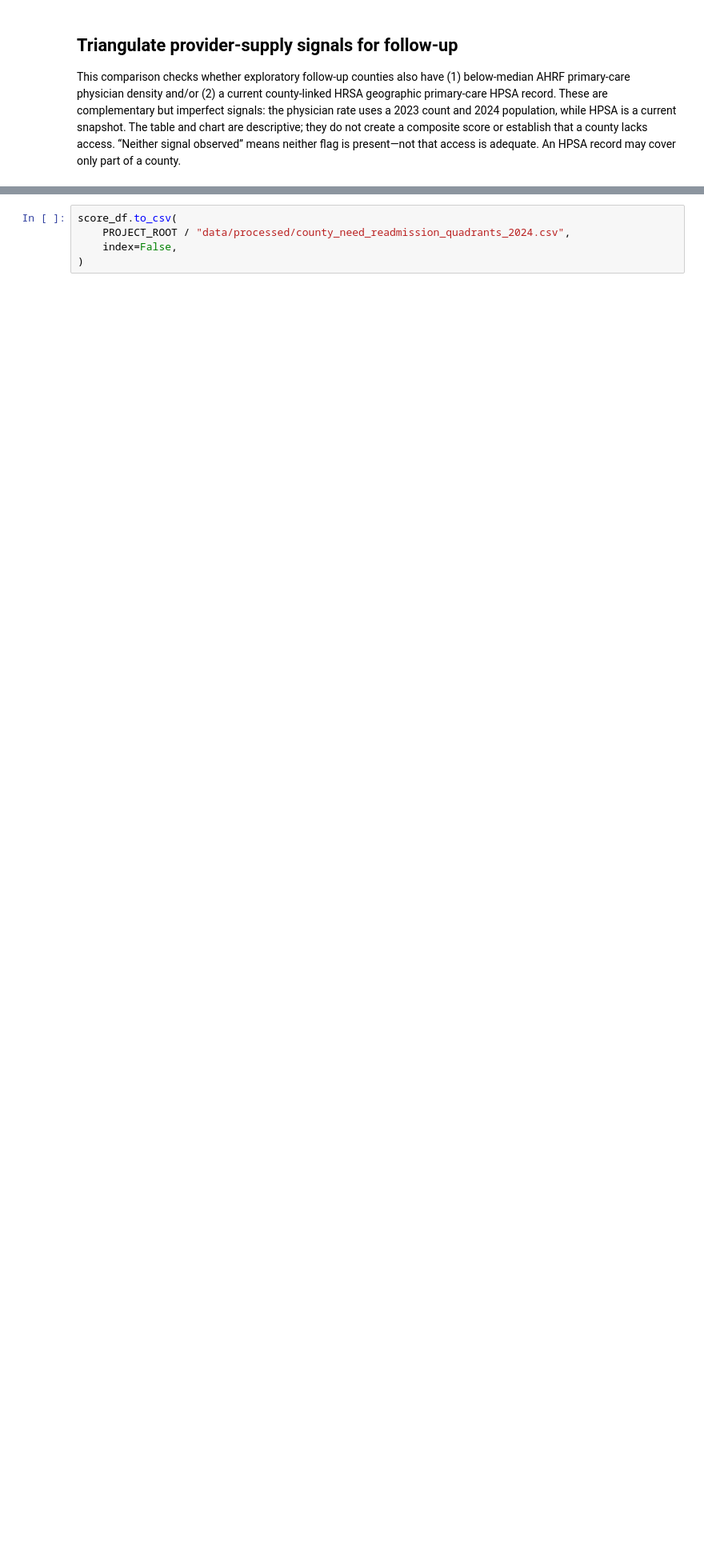
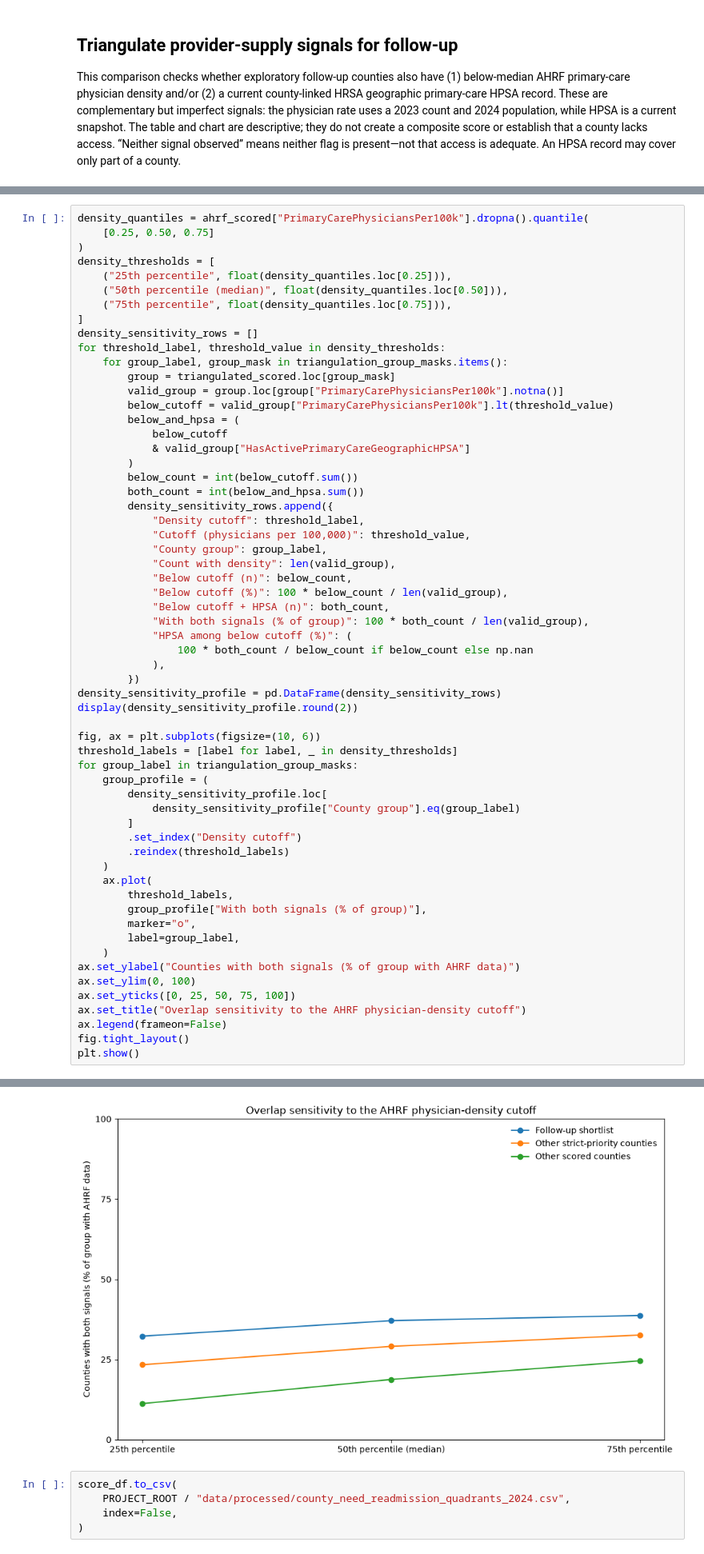
Before and after one commit to jho-code/Portfolio, a Jupyter notebook: projects/healthcare-access/notebooks/04_merge_analysis.ipynb, the cells around one changed output, grey strips where cells are left out. Shown at 80% size. Saved outputs shown, nothing was run; the diff lists cells and outputs as text; blank space fills up the shorter version.

Commit message:
Test provider density cutoff sensitivity
Co-authored-by: Copilot <223556219+Copilot@users.noreply.github.com>

```diff
--- a/projects/healthcare-access/notebooks/04_merge_analysis.ipynb
+++ b/projects/healthcare-access/notebooks/04_merge_analysis.ipynb
@@ -1856,0 +1861,61 @@ Follow-up shortlist counties with both contextual signals: 23 of 62.
+# %%
+density_quantiles = ahrf_scored["PrimaryCarePhysiciansPer100k"].dropna().quantile(
+    [0.25, 0.50, 0.75]
+)
+density_thresholds = [
+    ("25th percentile", float(density_quantiles.loc[0.25])),
+    ("50th percentile (median)", float(density_quantiles.loc[0.50])),
+    ("75th percentile", float(density_quantiles.loc[0.75])),
+]
+density_sensitivity_rows = []
+for threshold_label, threshold_value in density_thresholds:
+    for group_label, group_mask in triangulation_group_masks.items():
+        group = triangulated_scored.loc[group_mask]
+        valid_group = group.loc[group["PrimaryCarePhysiciansPer100k"].notna()]
+        below_cutoff = valid_group["PrimaryCarePhysiciansPer100k"].lt(threshold_value)
+        below_and_hpsa = (
+            below_cutoff
+            & valid_group["HasActivePrimaryCareGeographicHPSA"]
+        )
+        below_count = int(below_cutoff.sum())
+        both_count = int(below_and_hpsa.sum())
+        density_sensitivity_rows.append({
+            "Density cutoff": threshold_label,
+            "Cutoff (physicians per 100,000)": threshold_value,
+            "County group": group_label,
+            "Count with density": len(valid_group),
+            "Below cutoff (n)": below_count,
+            "Below cutoff (%)": 100 * below_count / len(valid_group),
+            "Below cutoff + HPSA (n)": both_count,
+            "With both signals (% of group)": 100 * both_count / len(valid_group),
+            "HPSA among below cutoff (%)": (
+                100 * both_count / below_count if below_count else np.nan
+            ),
+        })
+density_sensitivity_profile = pd.DataFrame(density_sensitivity_rows)
+display(density_sensitivity_profile.round(2))
+
+fig, ax = plt.subplots(figsize=(10, 6))
+threshold_labels = [label for label, _ in density_thresholds]
+for group_label in triangulation_group_masks:
+    group_profile = (
+        density_sensitivity_profile.loc[
+            density_sensitivity_profile["County group"].eq(group_label)
+        ]
+        .set_index("Density cutoff")
+        .reindex(threshold_labels)
+    )
+    ax.plot(
+        threshold_labels,
+        group_profile["With both signals (% of group)"],
+        marker="o",
+        label=group_label,
+    )
+ax.set_ylabel("Counties with both signals (% of group with AHRF data)")
+ax.set_ylim(0, 100)
+ax.set_yticks([0, 25, 50, 75, 100])
+ax.set_title("Overlap sensitivity to the AHRF physician-density cutoff")
+ax.legend(frameon=False)
+fig.tight_layout()
+plt.show()
+# %% [output]
@@ -1857,3 +1932,4 @@ Follow-up shortlist counties with both contextual signals: 23 of 62.
+[figure, added]
 # %%
 score_df.to_csv(
     PROJECT_ROOT / "data/processed/county_need_readmission_quadrants_2024.csv",
```
Also changed, not shown: parts of 2 cells of this notebook.
